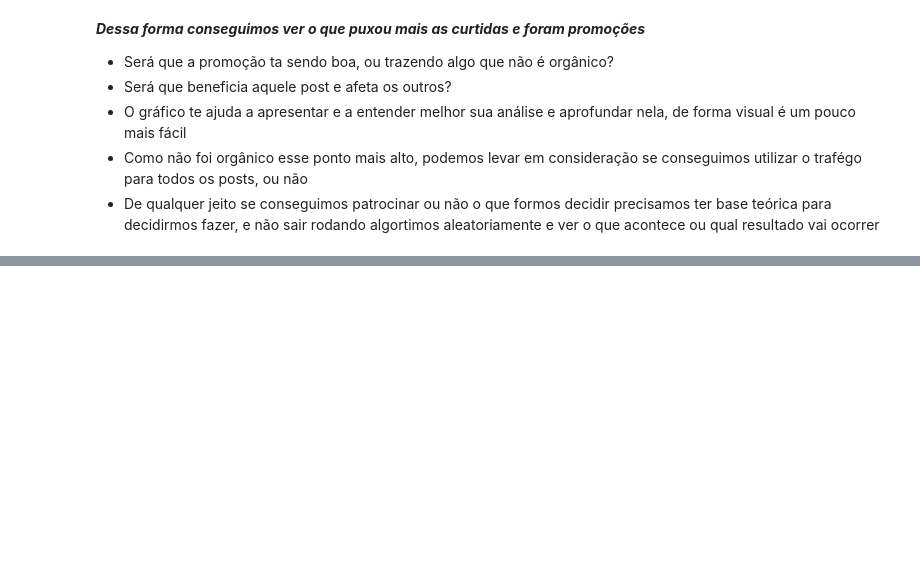
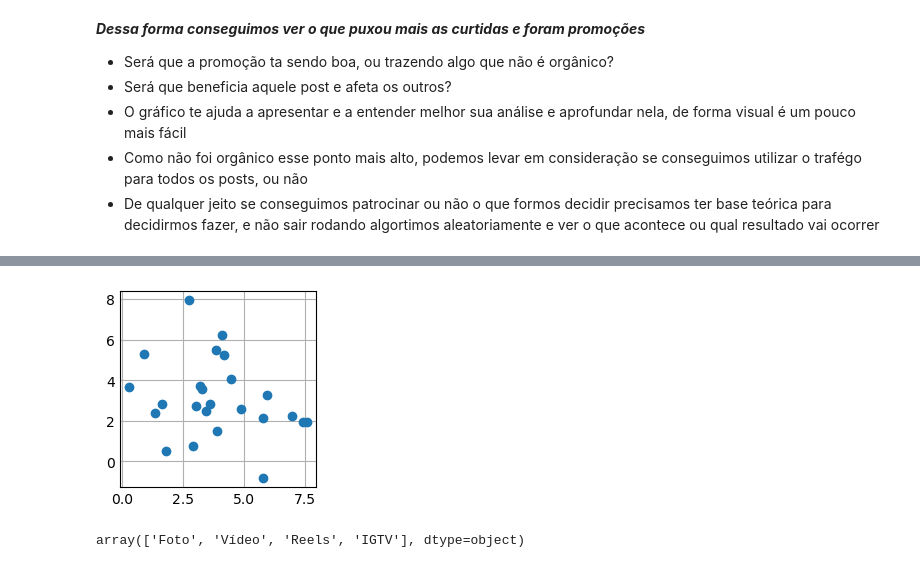
Before and after one commit to GuilhermeBaesse/Matplotlib, a Jupyter notebook: Matplotlib.ipynb, the cells around one changed output, grey strips where cells are left out. Saved outputs shown, nothing was run; the diff lists cells and outputs as text; code cells hidden in the pictures; blank space fills up the shorter version.

```diff
--- a/Matplotlib.ipynb
+++ b/Matplotlib.ipynb
@@ -452,0 +440,13 @@ plt.show()# Dessa forma conseguimos visualizar todos os valores de forma clara
+# %%
+# Depois já podemos ir direto pro plot, usando apenas o básico
+fig, ax = plt.subplots()
+
+ax.scatter(x, y)
+
+plt.show()
+# %% [output]
+[figure, added]
+# %%
+base.Tipo.unique()
+# %% [output]
+array(['Foto', 'Vídeo', 'Reels', 'IGTV'], dtype=object)
```
Also changed, not shown: parts of 51 cells of this notebook.
